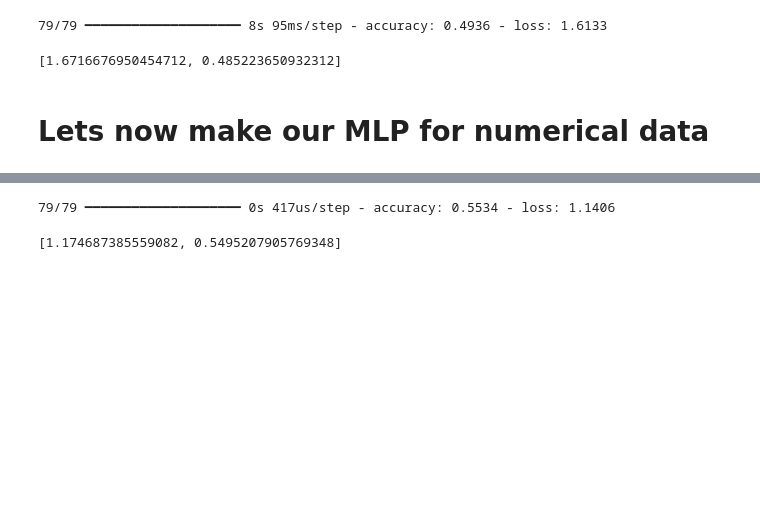
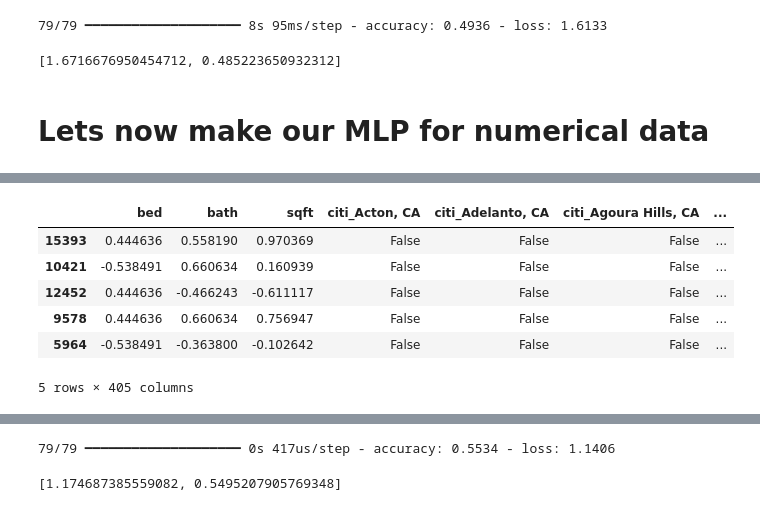
Before and after one commit to nam0mi/HouseHunter, a Jupyter notebook: HouseHunter.ipynb, the cells around one changed output, grey strips where cells are left out. Cells and saved outputs as stored; diff of their text form; code cells hidden in the pictures; blank space fills up the shorter version.

```diff
--- a/HouseHunter.ipynb
+++ b/HouseHunter.ipynb
@@ -293,3 +314,13 @@ X_test_num[numerical_features] = scaler.transform(X_test_num[numerical_features]
+# %%
+X_test_num.head()
+# %% [output]
+|  | bed | bath | sqft | citi_Acton, CA | citi_Adelanto, CA | citi_Agoura Hills, CA | ... |
+| 15393 | 0.444636 | 0.558190 | 0.970369 | False | False | False | ... |
+| 10421 | -0.538491 | 0.660634 | 0.160939 | False | False | False | ... |
+| 12452 | 0.444636 | -0.466243 | -0.611117 | False | False | False | ... |
+| 9578 | 0.444636 | 0.660634 | 0.756947 | False | False | False | ... |
+| 5964 | -0.538491 | -0.363800 | -0.102642 | False | False | False | ... |
+5 rows × 405 columns
 # %%
 
 model = Sequential()
```
Also changed, not shown: parts of 16 cells of this notebook.
